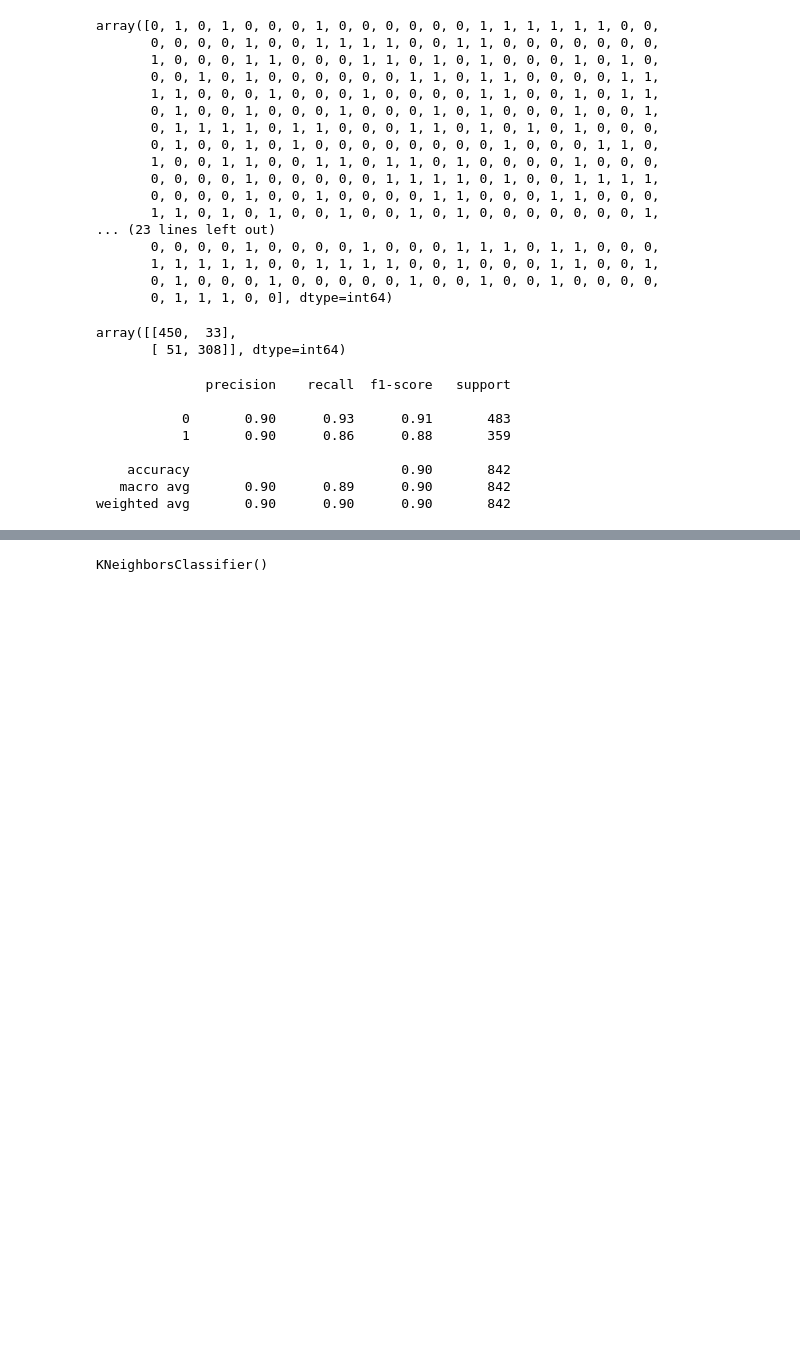
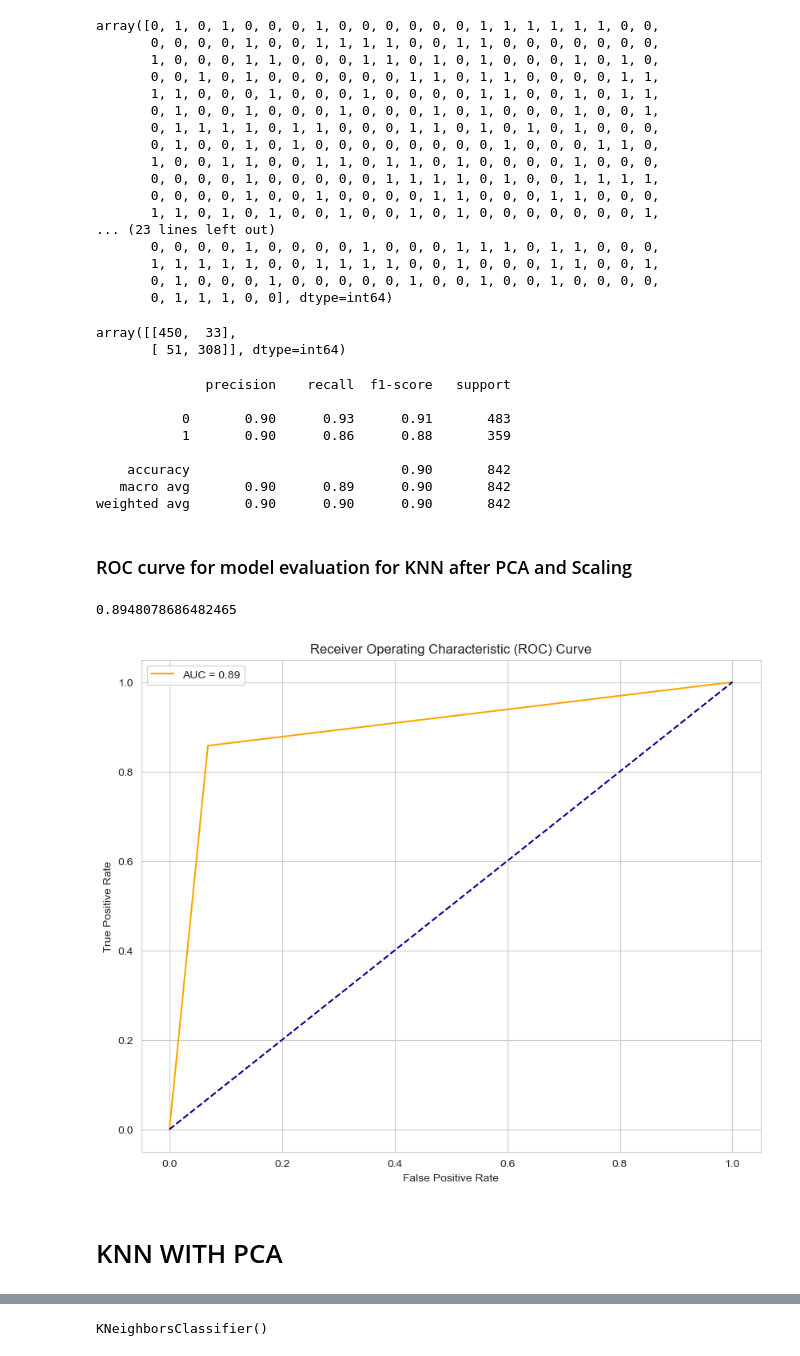
Before and after one commit to suviniV/20210569-machine-learning-cw, a Jupyter notebook: 20210569_2117540_KNN.ipynb, the cells around one changed output, grey strips where cells are left out. Saved outputs shown, nothing was run; the diff lists cells and outputs as text; code cells hidden in the pictures; blank space fills up the shorter version.

```diff
--- a/20210569_2117540_KNN.ipynb
+++ b/20210569_2117540_KNN.ipynb
@@ -446,3 +458,28 @@ weighted avg       0.90      0.90      0.90       842
+# %% [markdown]
+### ROC curve for model evaluation for KNN after PCA and Scaling
+# %%
+fpr_dt, tpr_dt, thresholds_dt = roc_curve(y_test_pca,y_test_pred)
+# %%
+auc_score_dt = auc(fpr_dt,tpr_dt)
+auc_score_dt
+# %% [output]
+0.8948078686482465
+# %%
+def plot_roc_curve(fpr, tpr):
+    plt.figure(figsize=(10,8))
+    plt.plot(fpr_dt, tpr_dt, color='orange', label='AUC = %0.2f' % auc_score_dt)
+    plt.plot([0, 1], [0, 1], color='darkblue', linestyle='--')
+    plt.xlabel('False Positive Rate')
+    plt.ylabel('True Positive Rate')
+    plt.title('Receiver Operating Characteristic (ROC) Curve')
+    plt.legend()
+    plt.show()
+# %%
+plot_roc_curve(fpr_dt,tpr_dt)
+# %% [output]
+[figure, added]
+# %% [markdown]
+# KNN WITH PCA
 # %%
 pca = PCA(0.95)
 X_pca_only = pca.fit_transform(X)
```
Also changed, not shown: parts of 24 cells of this notebook, 1 other file.
